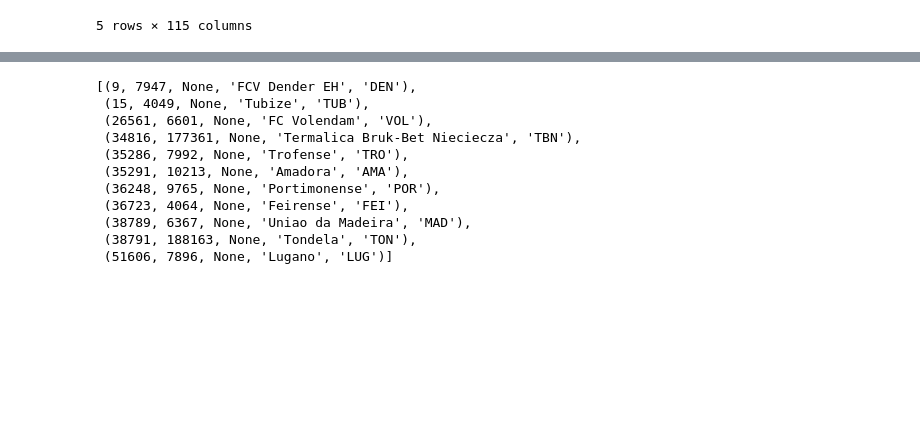
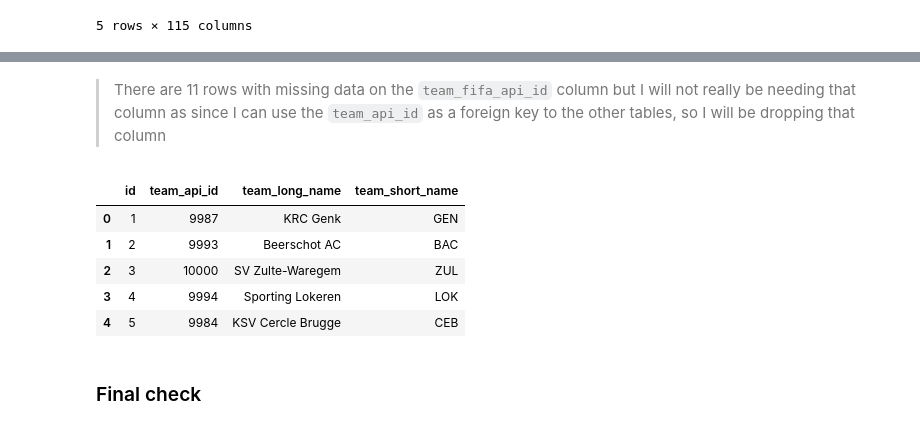
Before and after one commit to Cofucan/football_data_analysis, a Jupyter notebook: football_analysis.ipynb, the cells around one changed output, grey strips where cells are left out. Cells and saved outputs as stored; diff of their text form; code cells hidden in the pictures; blank space fills up the shorter version.

```diff
--- a/football_analysis.ipynb
+++ b/football_analysis.ipynb
@@ -174,17 +242,15 @@ df_team.query('team_fifa_api_id.isnull()')
+# %% [markdown]
+> There are 11 rows with missing data on the `team_fifa_api_id` column but I will not really be needing that column as since I can use the `team_api_id` as a foreign key to the other tables, so I will be dropping that column
 # %%
-cursor.execute(""
-"SELECT * FROM Team WHERE team_fifa_api_id is Null"""
-)
-pprint.pprint(cursor.fetchall())
+# Dropping column
+df_team_ed = df_team.drop(columns=['team_fifa_api_id'])
+
+# Confirming changes
+df_team_ed.head()
 # %% [output]
-[(9, 7947, None, 'FCV Dender EH', 'DEN'),
- (15, 4049, None, 'Tubize', 'TUB'),
- (26561, 6601, None, 'FC Volendam', 'VOL'),
- (34816, 177361, None, 'Termalica Bruk-Bet Nieciecza', 'TBN'),
- (35286, 7992, None, 'Trofense', 'TRO'),
- (35291, 10213, None, 'Amadora', 'AMA'),
- (36248, 9765, None, 'Portimonense', 'POR'),
- (36723, 4064, None, 'Feirense', 'FEI'),
- (38789, 6367, None, 'Uniao da Madeira', 'MAD'),
- (38791, 188163, None, 'Tondela', 'TON'),
- (51606, 7896, None, 'Lugano', 'LUG')]
+|  | id | team_api_id | team_long_name | team_short_name |
+| 0 | 1 | 9987 | KRC Genk | GEN |
+| 1 | 2 | 9993 | Beerschot AC | BAC |
+| 2 | 3 | 10000 | SV Zulte-Waregem | ZUL |
+| 3 | 4 | 9994 | Sporting Lokeren | LOK |
+| 4 | 5 | 9984 | KSV Cercle Brugge | CEB |
@@ -197,0 +257,2 @@ df_player[dp]
+# %% [markdown]
+### Final check
```
Also changed, not shown: parts of 37 cells of this notebook, 1 other file.
